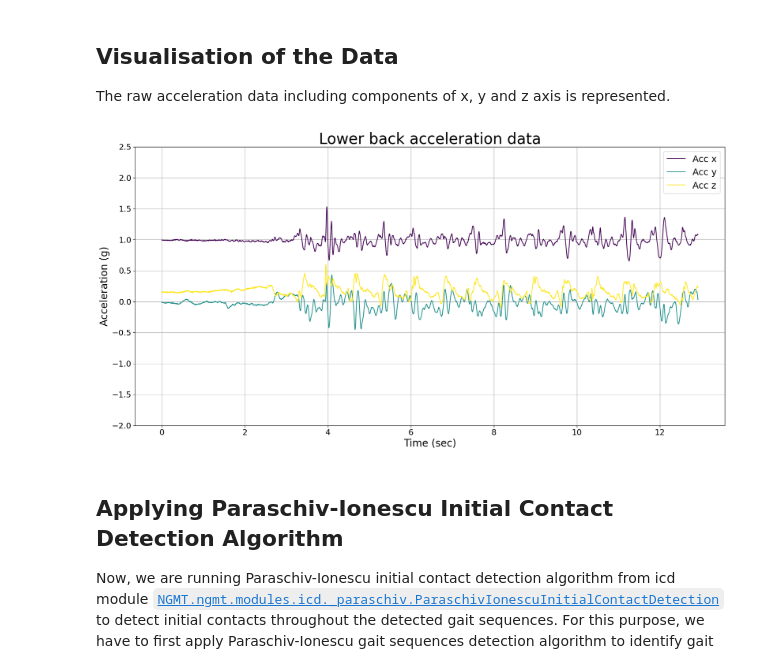
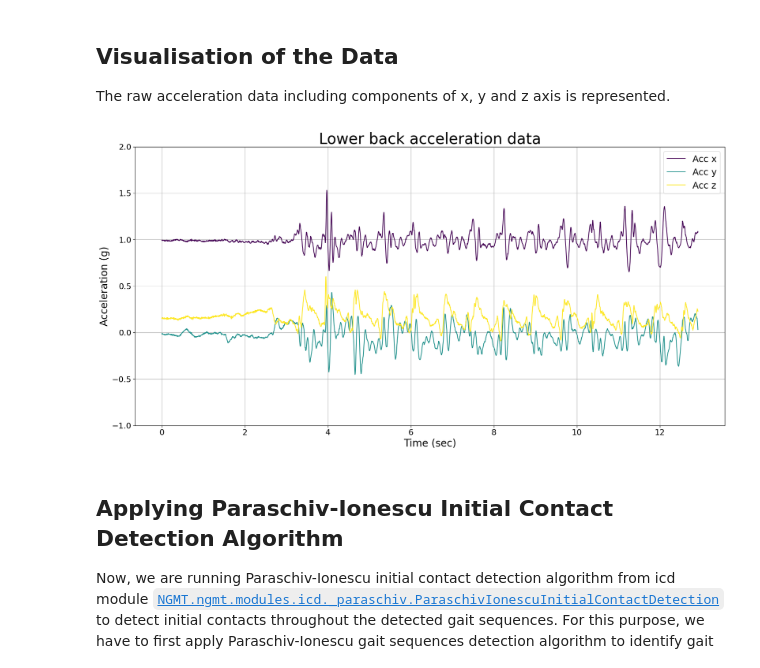
Before and after one commit to neurogeriatricskiel/NGMT, a Jupyter notebook: examples/modules_02_icd.ipynb, the cells around one changed output. Cells and saved outputs as stored; diff of their text form; code cells hidden in the pictures.

```diff
--- a/examples/modules_02_icd.ipynb
+++ b/examples/modules_02_icd.ipynb
@@ -75,30 +76,29 @@ The raw acceleration data including components of x, y and z axis is represented
 # %%
 # Plot acceleration data
 fig = plt.figure(figsize=(21, 10))
 
 # Get colors
 colors = cfg_colors["raw"]
 
 for i in range(3):
     plt.plot(
         np.arange(len(acceleration_data[f"pelvis_ACC_{chr(120 + i)}"])) / sampling_frequency,
         acceleration_data[f"pelvis_ACC_{chr(120 + i)}"],
         color=colors[i],
         label=f"Acc {'xyz'[i]}",
     )
 
 plt.title("Lower back acceleration data", fontsize=30)
 plt.ylabel("Acceleration (g)", fontsize=20)
 plt.xlabel("Time (sec)", fontsize=20)
 plt.legend(loc="upper right", fontsize=18)
-plt.ylim(-2, 2.5)
+plt.ylim(-1, 2)
 plt.xticks(fontsize=16)
 plt.yticks(fontsize=16)
-# Display a grid for reference
 plt.grid(visible=None, which="both", axis="both")
 plt.show()
 # %% [output]
-[figure, old version]
+[figure, new version]
 # %% [markdown]
 ## Applying Paraschiv-Ionescu Initial Contact Detection Algorithm
 Now, we are running Paraschiv-Ionescu initial contact detection algorithm from icd module [`NGMT.ngmt.modules.icd._paraschiv.ParaschivIonescuInitialContactDetection`](https://github.com/neurogeriatricskiel/NGMT/tree/main/ngmt/modules/icd/_paraschiv.py) to detect initial contacts throughout the detected gait sequences. For this purpose, we have to first apply Paraschiv-Ionescu gait sequences detection algorithm to identify gait sequences using acceleration data. The gait sequences are detected by Paraschiv gait sequence detection ([`NGMT.ngmt.modules.gsd._paraschiv.ParaschivIonescuGaitSequenceDetection`](https://github.com/neurogeriatricskiel/NGMT/tree/main/ngmt/modules/gsd/_paraschiv.py)).
```
Also changed, not shown: parts of 1 cell of this notebook, 6 other files.
